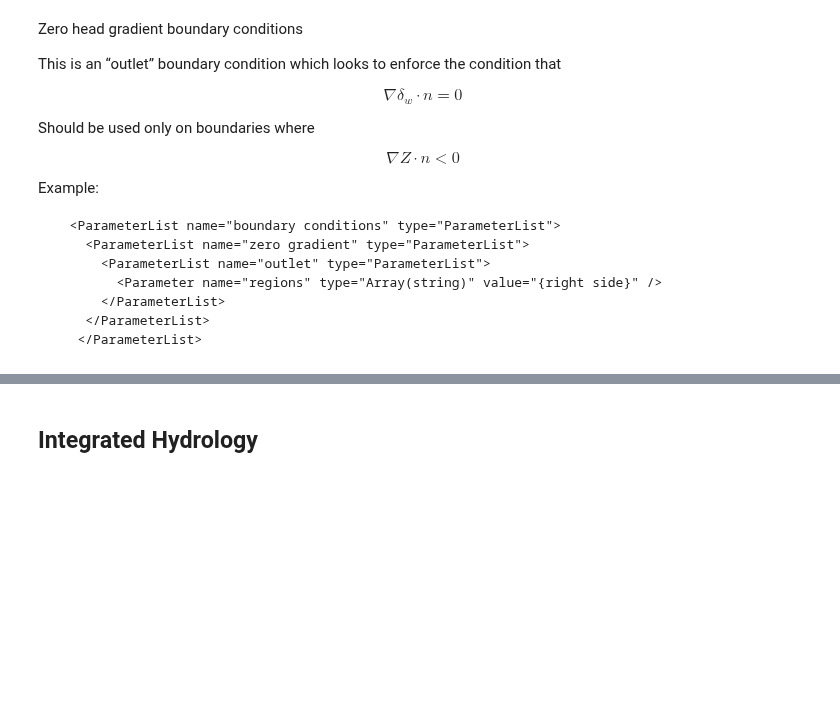
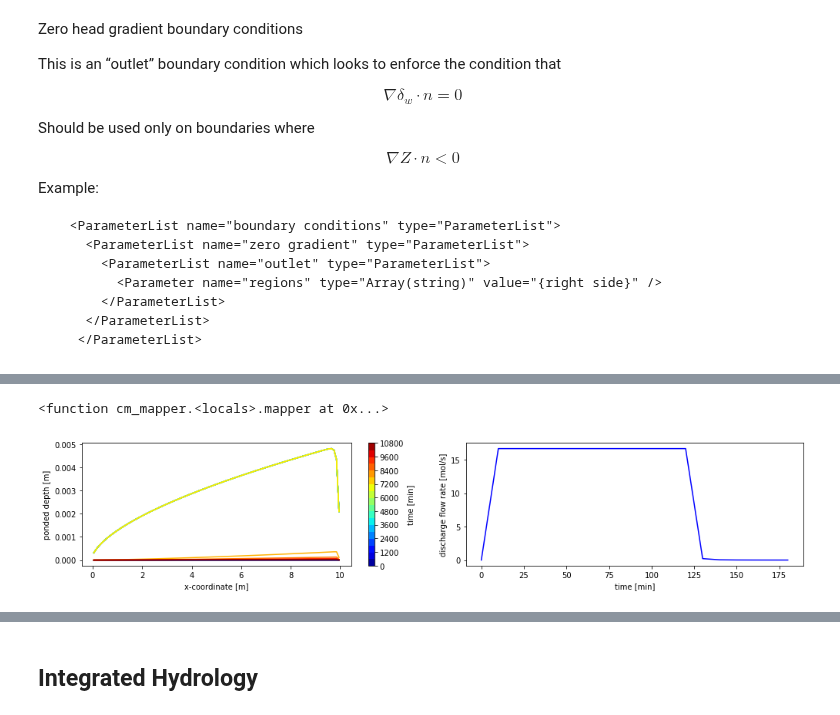
Before and after one commit to amanzi/ats-short-course, a Jupyter notebook: 01_flow/flow.ipynb, the cells around one changed output, grey strips where cells are left out. Cells and saved outputs as stored; diff of their text form; code cells hidden in the pictures; blank space fills up the shorter version.

```diff
--- a/01_flow/flow.ipynb
+++ b/01_flow/flow.ipynb
@@ -172,0 +228,5 @@ Example:
+# %%
+plot_surface("overland_flow/run_critical_depth")
+# %% [output]
+<function cm_mapper.<locals>.mapper at 0x...>
+[figure, added]
```
Also changed, not shown: parts of 6 cells of this notebook, 5 other files.
